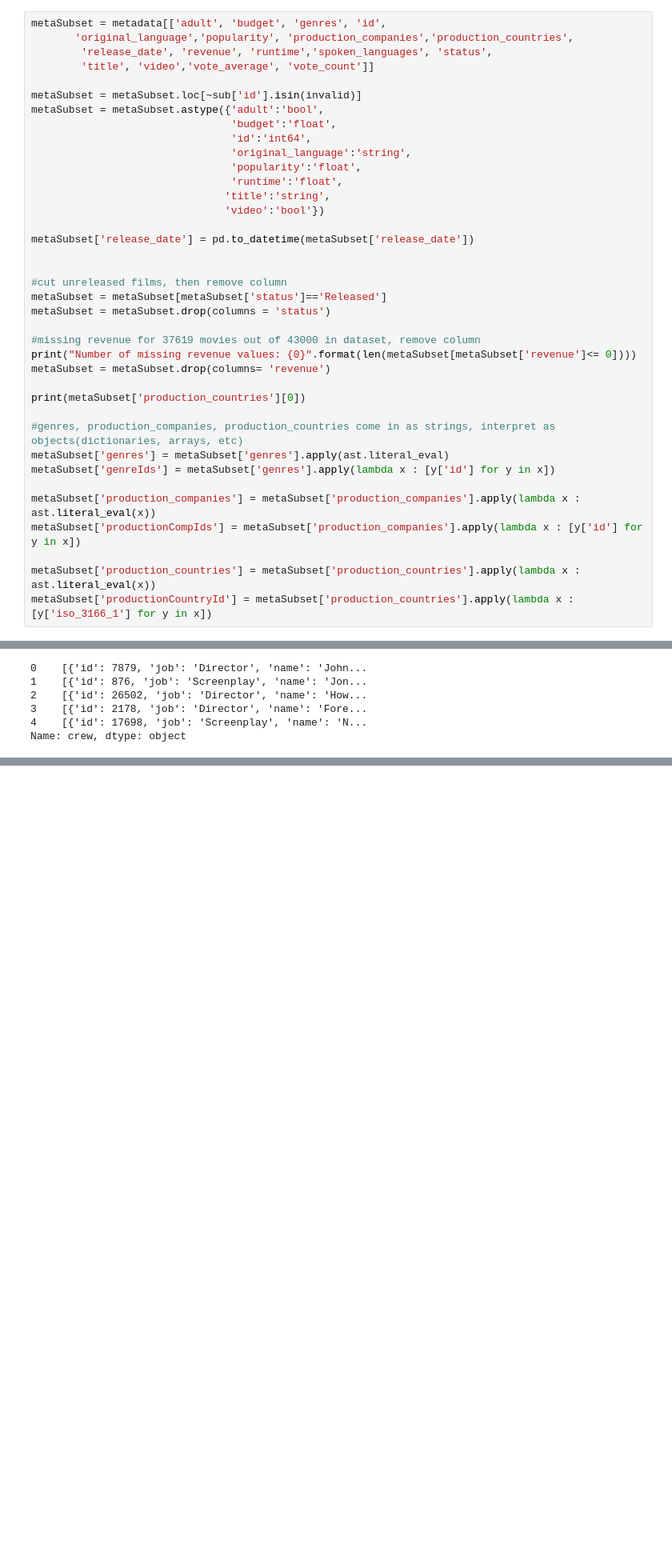
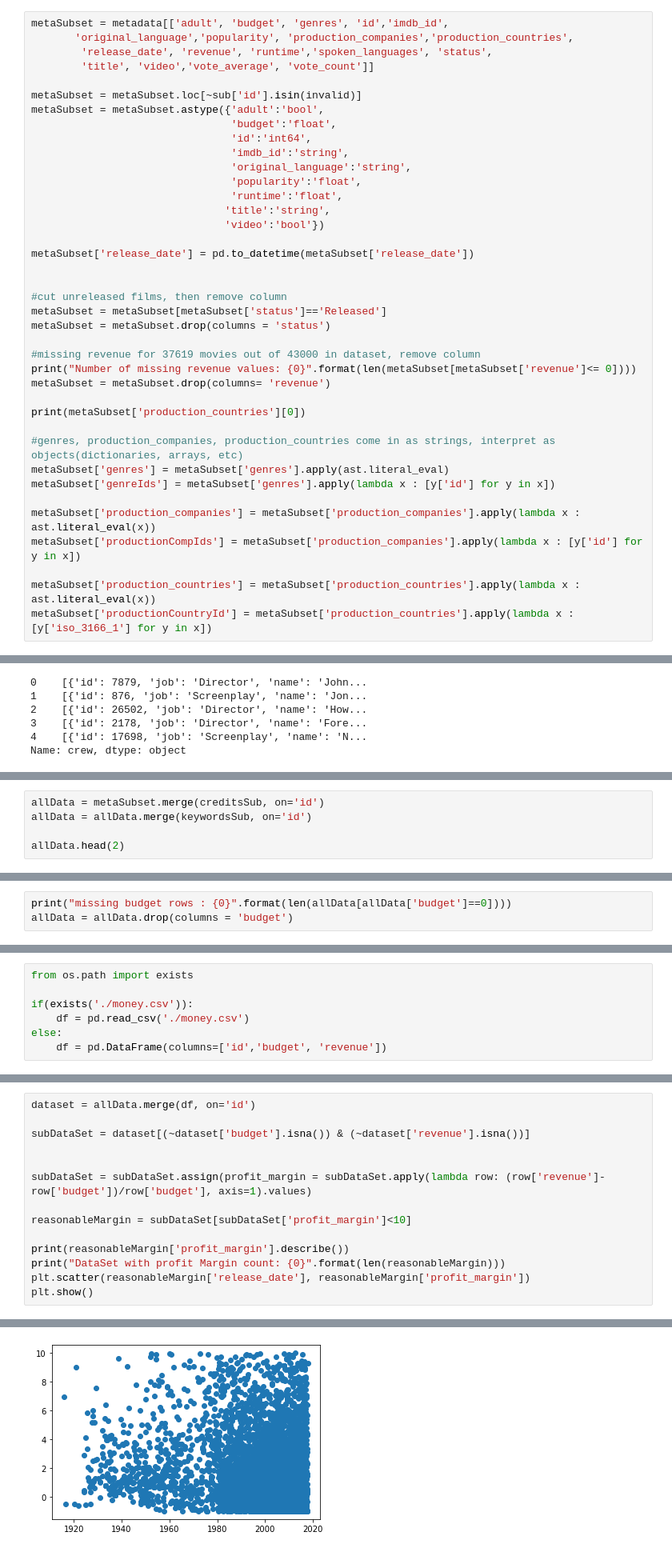
Before and after one commit to deakynek/SpringBoardProjects, a Jupyter notebook: Capstone2/Capstone 2.ipynb, the cells around one changed output, grey strips where cells are left out. Shown: that part at 80% size. Cells and saved outputs as stored; diff of their text form; blank space fills up the shorter version.

Commit message:
Checking in Capstone 2 Data Wrangling code

```diff
--- a/Capstone2/Capstone 2.ipynb
+++ b/Capstone2/Capstone 2.ipynb
@@ -88,7 +90,7 @@ Index(['imdb_id', 'id', 'title', 'cast', 'crew', 'keywords'], dtype='object')
 # %% [markdown]
 ### 2 - Extract important features from each csv, and cast to types
 # %%
-metaSubset = metadata[['adult', 'budget', 'genres', 'id',
+metaSubset = metadata[['adult', 'budget', 'genres', 'id','imdb_id',
        'original_language','popularity', 'production_companies','production_countries',
         'release_date', 'revenue', 'runtime','spoken_languages', 'status',
         'title', 'video','vote_average', 'vote_count']]
@@ -97,6 +99,7 @@ metaSubset = metaSubset.loc[~sub['id'].isin(invalid)]
 metaSubset = metaSubset.astype({'adult':'bool',
                                 'budget':'float',
                                 'id':'int64',
+                                'imdb_id':'string',
                                 'original_language':'string',
                                 'popularity':'float',
                                 'runtime':'float',
@@ -200,0 +197,5 @@ len(allData[allData['budget']==0])
+# %%
+allData = metaSubset.merge(creditsSub, on='id')
+allData = allData.merge(keywordsSub, on='id')
+
+allData.head(2)
@@ -200,0 +207,3 @@ len(allData[allData['budget']==0])
+# %%
+print("missing budget rows : {0}".format(len(allData[allData['budget']==0])))
+allData = allData.drop(columns = 'budget')
@@ -200,0 +214,7 @@ len(allData[allData['budget']==0])
+# %%
+from os.path import exists
+
+if(exists('./money.csv')):
+    df = pd.read_csv('./money.csv')
+else:
+    df = pd.DataFrame(columns=['id','budget', 'revenue'])
@@ -200,0 +282,15 @@ len(allData[allData['budget']==0])
+# %%
+dataset = allData.merge(df, on='id')
+
+subDataSet = dataset[(~dataset['budget'].isna()) & (~dataset['revenue'].isna())]
+
+
+subDataSet = subDataSet.assign(profit_margin = subDataSet.apply(lambda row: (row['revenue']-row['budget'])/row['budget'], axis=1).values)
+
+reasonableMargin = subDataSet[subDataSet['profit_margin']<10]
+
+print(reasonableMargin['profit_margin'].describe())
+print("DataSet with profit Margin count: {0}".format(len(reasonableMargin)))
+plt.scatter(reasonableMargin['release_date'], reasonableMargin['profit_margin'])
+plt.show()
+# %% [output]
@@ -200,0 +307 @@ len(allData[allData['budget']==0])
+[figure, added]
```
Also changed, not shown: parts of 21 cells of this notebook, 1 other file.
